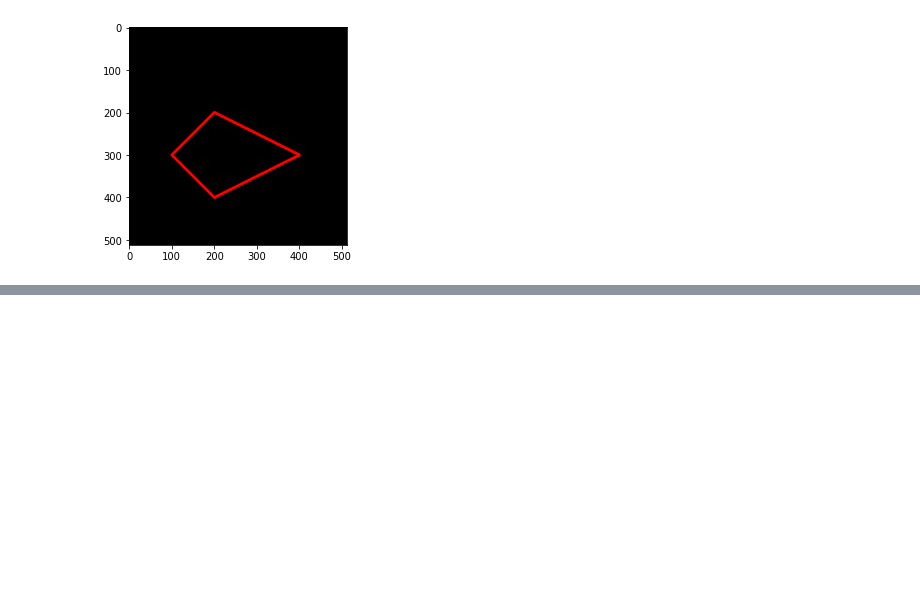
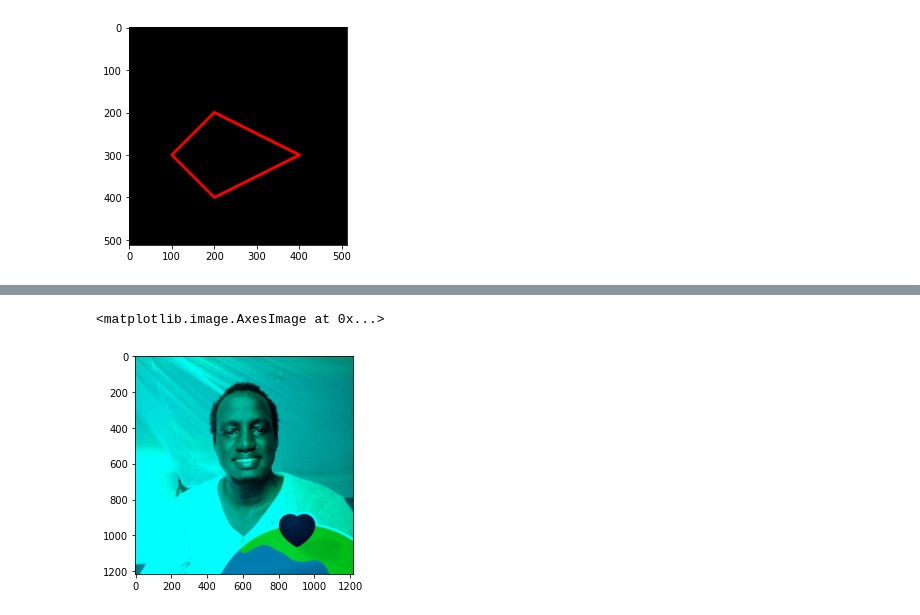
Before and after one commit to chanpaulamol/Image_Processing_Computer_Vision, a Jupyter notebook: Week2.ipynb, the cells around one changed output, grey strips where cells are left out. Cells and saved outputs as stored; diff of their text form; code cells hidden in the pictures; blank space fills up the shorter version.

```diff
--- a/Week2.ipynb
+++ b/Week2.ipynb
@@ -149,0 +179,8 @@ plt.imshow(black_img2)
+# %%
+# Showing Image in Green-Blue channel only!
+img8 = cv.cvtColor(image, cv.COLOR_BGR2RGB)
+img8[:, :, 0] = 0
+plt.imshow(img8)
+# %% [output]
+<matplotlib.image.AxesImage at 0x...>
+[figure, added]
```
Also changed, not shown: parts of 21 cells of this notebook.
